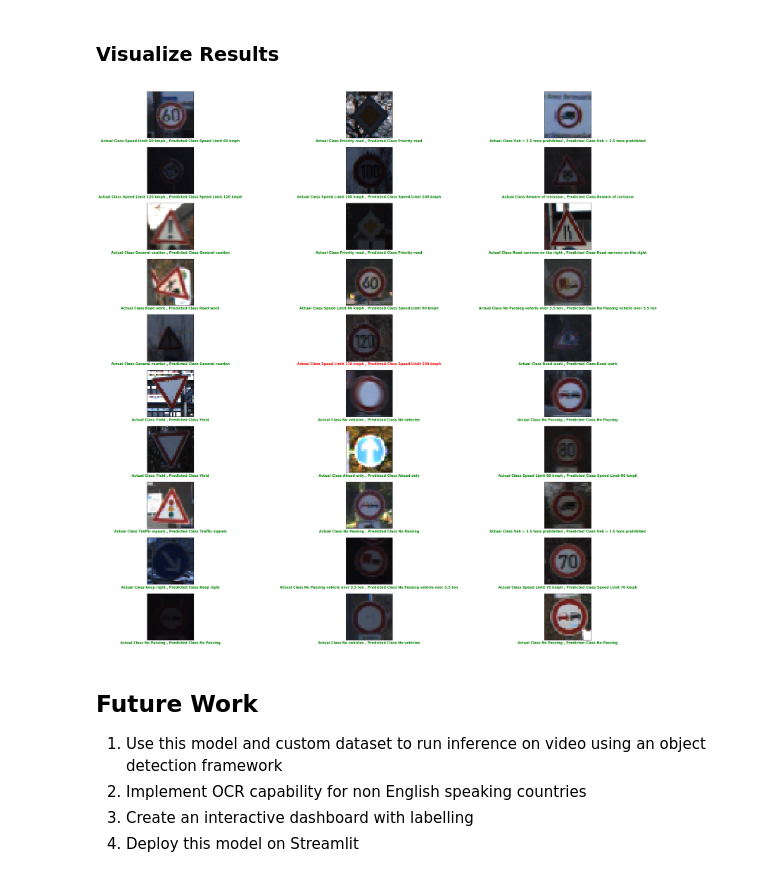
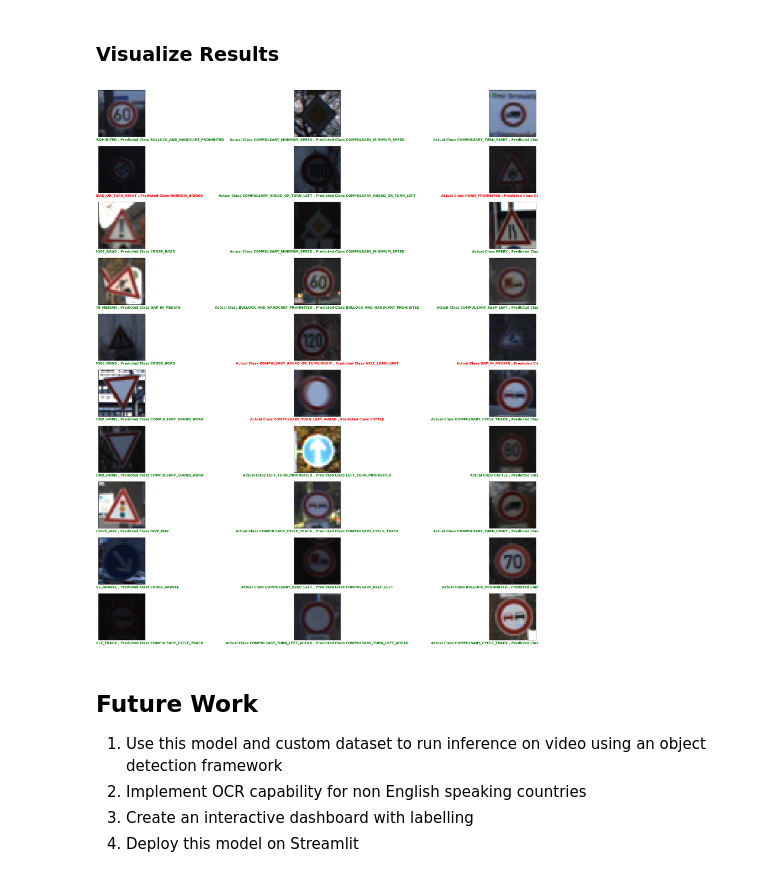
Before and after one commit to divy151005/traffic_sign_detection_gtsrb, a Jupyter notebook: traffic_sign_detection.ipynb, the cells around one changed output. Drawn from its saved outputs; the diff is of its cells as text; code cells hidden in the pictures.

```diff
--- a/traffic_sign_detection.ipynb
+++ b/traffic_sign_detection.ipynb
@@ -562,0 +1133,41 @@ cfm = confusion_matrix(y_test, predictions)
+# %%
+# ✅ Load test data using CSV
+print("\n📄 Loading test data from CSV...")
+df_test = pd.read_csv(test_csv_path)
+
+# Extract file paths and class IDs
+test_labels = df_test["ClassId"].values     # ✅ column G
+test_filenames = df_test["Path"].values     # ✅ column H
+
+
+X_test, y_test = [], []
+
+for file_path, label in tqdm.tqdm(zip(test_filenames, test_labels), total=len(test_filenames)):
+    full_path = os.path.join(data_path, str(file_path))
+
+    try:
+        img = Image.open(full_path).resize((32, 32))
+        X_test.append(np.array(img))
+        y_test.append(int(label))
+    except Exception as e:
+        print(f"⚠️ Skipping {file_path}: {e}")
+
+X_test = np.array(X_test) / 255.0
+y_test = np.array(y_test)
+
+print(f"✅ Loaded {len(X_test)} test images with labels")
+
+# ✅ Run predictions
+predictions = np.argmax(model.predict(X_test), axis=1)
+
+# ✅ Compute metrics
+print(f"\n✅ Test Accuracy: {accuracy_score(y_test, predictions)*100:.2f}%")
+
+# ✅ Confusion Matrix
+cfm = confusion_matrix(y_test, predictions)
+plt.figure(figsize=(20, 12))
+sns.heatmap(cfm, annot=False, cmap="Blues")
+plt.title("Confusion Matrix")
+plt.xlabel("Predicted")
+plt.ylabel("True")
+plt.show()
@@ -574,23 +1192,25 @@ sns.heatmap(df_cfm, annot=True, cmap=sns.cubehelix_palette(as_cmap=True))
 # %% [markdown]
 ### Visualize Results
+# %%
+inv_class_dict = {v: k for k, v in class_dict.items()}
 # %%
 plt.figure(figsize = (30, 30))
 start_index = 36
 for i in range(30):
     plt.subplot(10, 3, i + 1)
     plt.grid(False)
     plt.xticks([])
     plt.yticks([])
     prediction = predictions[start_index + i]
     ground_truth = y_test[start_index + i]
     col = 'g'
     if prediction != ground_truth:
         col = 'r'
-    plt.xlabel('Actual Class {} , Predicted Class {}'.format(class_dict[ground_truth], class_dict[prediction]), color = col, weight = 'bold')
+    plt.xlabel('Actual Class {} , Predicted Class {}'.format(inv_class_dict[ground_truth], inv_class_dict[prediction]), color = col, weight = 'bold')
     plt.imshow(X_test[start_index + i])
 plt.show()
 # %% [output]
-[figure, old version]
+[figure, new version]
 # %%
 # Save the model for further implementation
 os.mkdir('models')
```
Also changed, not shown: parts of 56 cells of this notebook, 33 other files.
